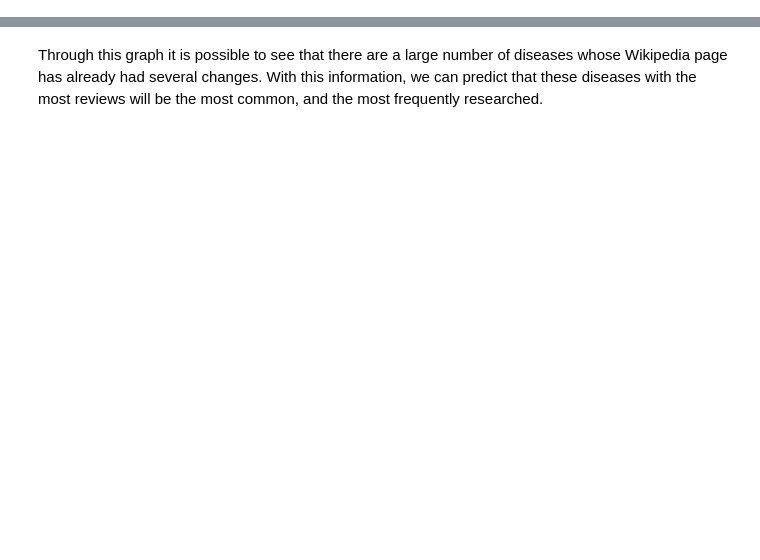
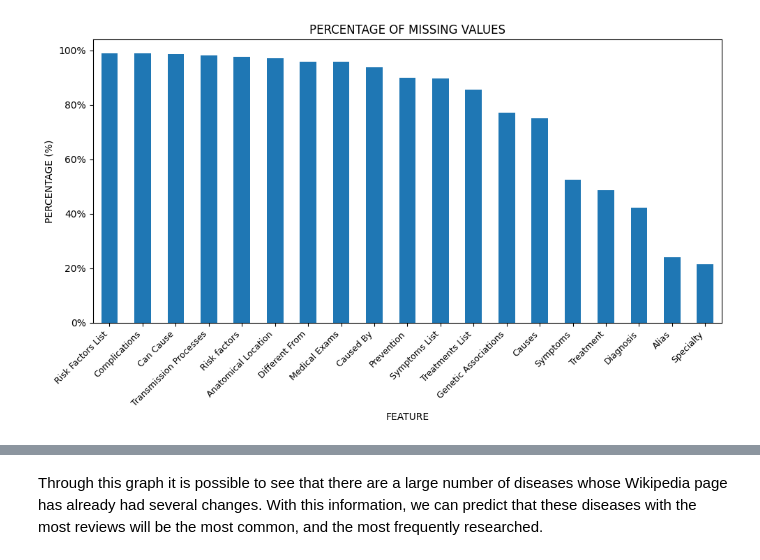
Before and after one commit to ritaleite03/FEUP-MEIC-PRI, a Jupyter notebook: project_1/analysis.ipynb, the cells around one changed output, grey strips where cells are left out. Cells and saved outputs as stored; diff of their text form; code cells hidden in the pictures; blank space fills up the shorter version.

```diff
--- a/project_1/analysis.ipynb
+++ b/project_1/analysis.ipynb
@@ -97,0 +46,26 @@ plt.show()
+# %%
+import pandas as pd
+import matplotlib.pyplot as plt
+from matplotlib.ticker import FuncFormatter
+
+missing_values_per_index = data.isnull().sum(axis=1)
+total_columns = data.shape[1]
+missing_percentage_per_index = (missing_values_per_index / total_columns) * 100
+
+missing_data_per_index = missing_percentage_per_index[missing_values_per_index > 0]
+missing_data_per_index_sorted = missing_data_per_index.sort_values(ascending=False)
+
+plt.figure(figsize=(10, 6))
+missing_data_per_index_sorted.plot(kind='bar')
+plt.title('PERCENTAGE OF MISSING VALUES')
+plt.xlabel('FEATURE')
+plt.ylabel('PERCENTAGE (%)')
+
+plt.gca().yaxis.set_major_formatter(FuncFormatter(lambda x, _: f'{x:.0f}%'))
+
+plt.xticks(rotation=45, ha='right', fontsize=9)
+
+plt.tight_layout()
+plt.show()
+# %% [output]
+[figure, added]
```
Also changed, not shown: parts of 17 cells of this notebook, 2 other files.
